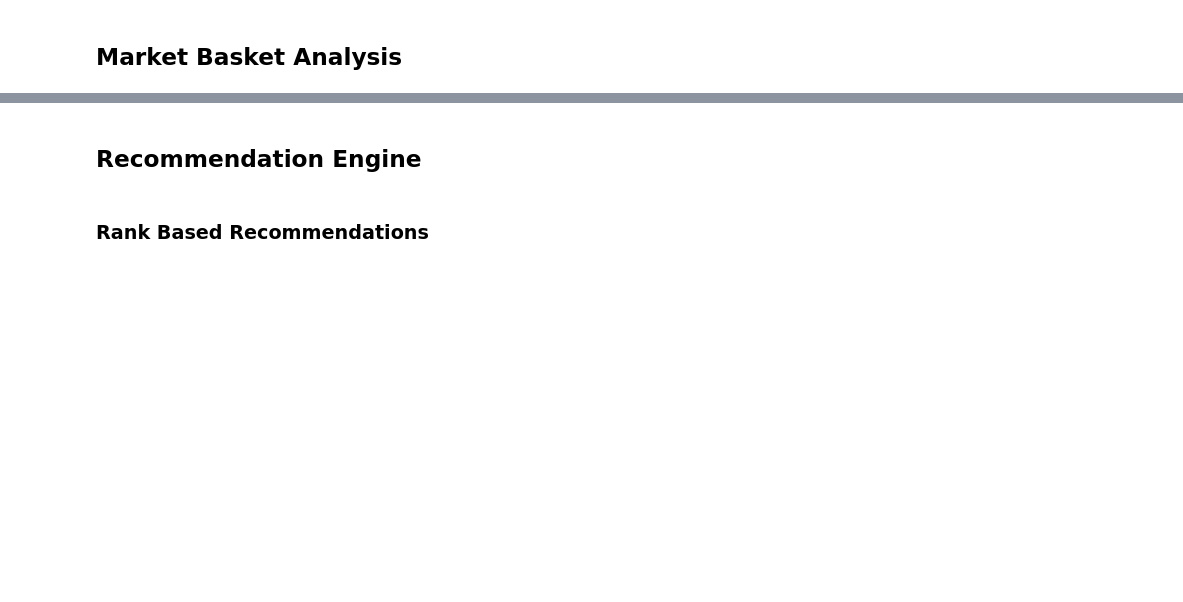
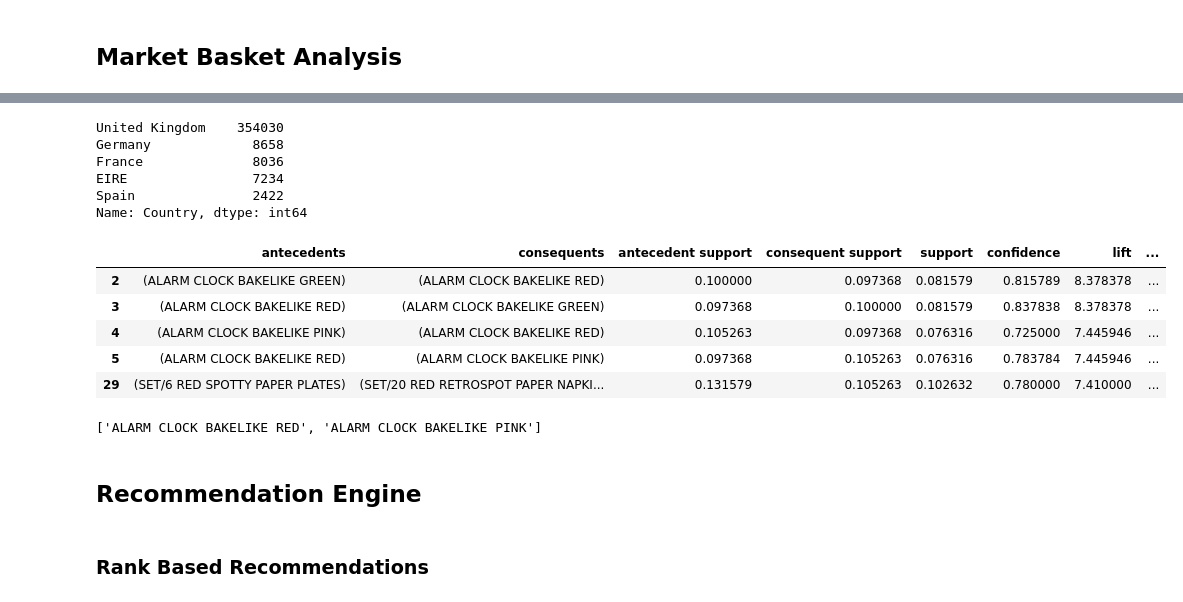
Before and after one commit to shubhamperiwal/recommend_gifts_mba, a Jupyter notebook: Project.ipynb, the cells around one changed output, grey strips where cells are left out. Cells and saved outputs as stored; diff of their text form; code cells hidden in the pictures; blank space fills up the shorter version.

```diff
--- a/Project.ipynb
+++ b/Project.ipynb
@@ -23,2 +44,0 @@ df_copy = df.copy()
-# %%
-df = df_copy.copy()
@@ -326,3 +347,0 @@ france_basket.head()
-# %%
-frequent_itemsets = apriori(france_basket, min_support=0.07, use_colnames=True)
-frequent_itemsets.head()
@@ -366,3 +347,0 @@ germany_basket.head()
-# %%
-frequent_itemsets = apriori(germany_basket, min_support=0.07, use_colnames=True)
-frequent_itemsets.head()
@@ -386 +348,37 @@ rules.tail()
+# %%
+#Get the frequency of different countries in the datasets
+df['Country'].value_counts().head()
+# %% [output]
+United Kingdom    354030
+Germany             8658
+France              8036
+EIRE                7234
+Spain               2422
+Name: Country, dtype: int64
+# %%
+def generate_country_rules(country, min_support=0.07, df=df):
+    """
+        Return association rules for a given country
+
+        Parameters
+        -----------
+        country - string containing country name to compute rules for
+        min_support - min_support for apriori
+        df - dataframe containing the data
+
+        Returns
+        ------------
+        rules - dataframe containing rules between products
+    """
+
+    basket = (df[df['Country'] ==country]
+          .groupby(['InvoiceNo', 'Description'])['Quantity']
+          .sum().unstack().reset_index().fillna(0)
+          .set_index('InvoiceNo'))
+
+    #Convert those >0 to 1 and 0s to 0
+    basket = basket.apply(lambda x: x/x).fillna(0)
+    frequent_itemsets = apriori(basket, min_support=min_support, use_colnames=True)
+    rules = association_rules(frequent_itemsets, metric="lift", min_threshold=0).sort_values(by=['lift'], ascending=False)
+    return rules
 # %%
@@ -389,5 +401,21 @@ def get_mba_recommendations(prod_selected, n_recommendations, rules=rules):
     recommendations = [list(x)[0] for x in recommendations]
     return recommendations
+# %%
+#We can generate rules for products sold in France
+rules = generate_country_rules('France')
+rules.head()
+# %% [output]
+|  | antecedents | consequents | antecedent support | consequent support | support | confidence | lift | ... |
+| 2 | (ALARM CLOCK BAKELIKE GREEN) | (ALARM CLOCK BAKELIKE RED) | 0.100000 | 0.097368 | 0.081579 | 0.815789 | 8.378378 | ... |
+| 3 | (ALARM CLOCK BAKELIKE RED) | (ALARM CLOCK BAKELIKE GREEN) | 0.097368 | 0.100000 | 0.081579 | 0.837838 | 8.378378 | ... |
+| 4 | (ALARM CLOCK BAKELIKE PINK) | (ALARM CLOCK BAKELIKE RED) | 0.105263 | 0.097368 | 0.076316 | 0.725000 | 7.445946 | ... |
+| 5 | (ALARM CLOCK BAKELIKE RED) | (ALARM CLOCK BAKELIKE PINK) | 0.097368 | 0.105263 | 0.076316 | 0.783784 | 7.445946 | ... |
+| 29 | (SET/6 RED SPOTTY PAPER PLATES) | (SET/20 RED RETROSPOT PAPER NAPKI... | 0.131579 | 0.105263 | 0.102632 | 0.780000 | 7.410000 | ... |
+# %%
+#Select a product and get 2 recommendations for the product
+get_mba_recommendations('ALARM CLOCK BAKELIKE GREEN', 2, rules)
+# %% [output]
+['ALARM CLOCK BAKELIKE RED', 'ALARM CLOCK BAKELIKE PINK']
 # %% [markdown]
 ## Recommendation Engine
 # %% [markdown]
```
Also changed, not shown: parts of 59 cells of this notebook.
